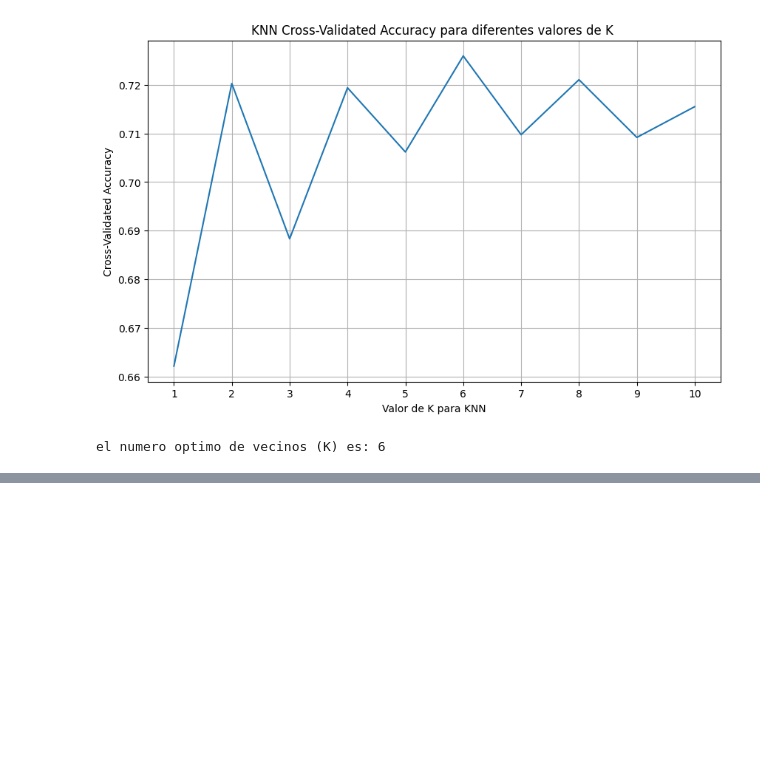
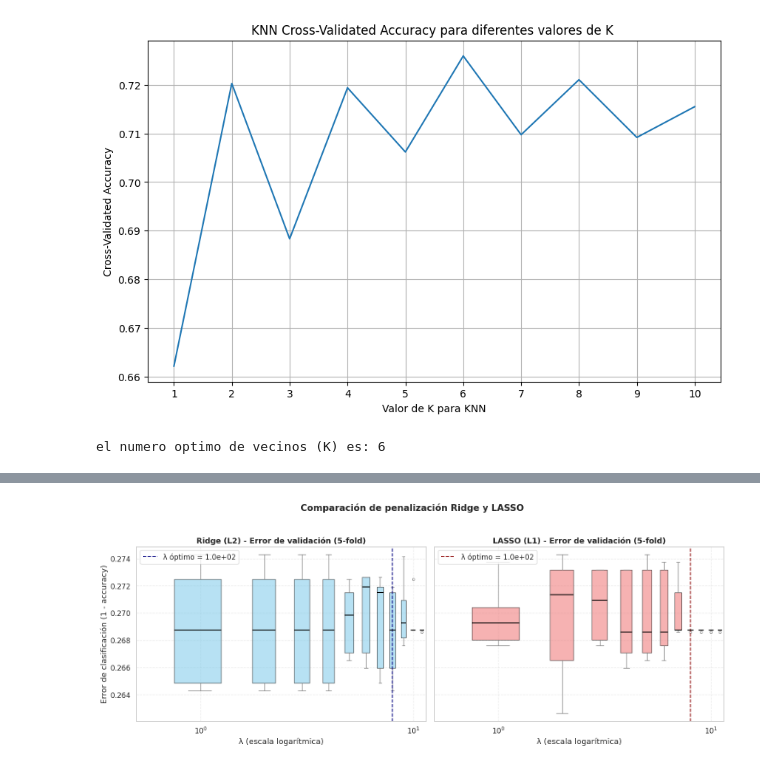
Before and after one commit to davidjjj14082000-png/BigDataUBA-Grupo-1, a Jupyter notebook: TP4/BigData_TP4_Grupo1.ipynb, the cells around one changed output, grey strips where cells are left out. Cells and saved outputs as stored; diff of their text form; code cells hidden in the pictures; blank space fills up the shorter version.

```diff
--- a/TP4/BigData_TP4_Grupo1.ipynb
+++ b/TP4/BigData_TP4_Grupo1.ipynb
@@ -283,0 +393,69 @@ el numero optimo de vecinos (K) es: 6
+# %%
+    #Obtener errores de validación y graficar boxplots
+# ----- RIDGE -----
+ridge_scores = list(ridge_cv.scores_.values())[0]   # matriz (n_samples, n_C)
+ridge_errors = 1 - ridge_scores                     # error = 1 - accuracy
+ridge_error_df = pd.DataFrame(ridge_errors, columns=lambdas)
+
+# ----- LASSO -----
+lasso_scores = list(lasso_cv.scores_.values())[0]
+lasso_errors = 1 - lasso_scores
+lasso_error_df = pd.DataFrame(lasso_errors, columns=lambdas)
+# %%
+#Estilo general
+sns.set(style="whitegrid", palette="Set2", font_scale=1.1)
+
+fig, axes = plt.subplots(1, 2, figsize=(15, 6), sharey=True)
+
+# Paleta de colores
+colors = sns.color_palette("coolwarm", len(lambdas))
+
+# Panel A: Ridge
+box1 = axes[0].boxplot(
+    ridge_error_df,
+    patch_artist=True,
+    labels=[f"{l:.0e}" for l in lambdas],
+    medianprops=dict(color='black', linewidth=1.5),
+    boxprops=dict(facecolor='skyblue', alpha=0.6),
+    whiskerprops=dict(color='gray'),
+    capprops=dict(color='gray'),
+    flierprops=dict(marker='o', markersize=4, color='red', alpha=0.4)
+)
+
+axes[0].set_title("Ridge (L2) - Error de validación (5-fold)", fontsize=13, fontweight='bold')
+axes[0].set_xlabel("λ (escala logarítmica)")
+axes[0].set_ylabel("Error de clasificación (1 - accuracy)")
+axes[0].set_xscale('log')
+axes[0].grid(True, linestyle='--', alpha=0.4)
+
+# Línea vertical del λ óptimo
+axes[0].axvline(x=np.where(lambdas == 1 / ridge_cv.C_[0])[0][0] + 1,
+                color='navy', linestyle='--', linewidth=1.5, label=f"λ óptimo = {1 / ridge_cv.C_[0]:.1e}")
+axes[0].legend(loc='upper left')
+
+# Panel B: LASSO
+box2 = axes[1].boxplot(
+    lasso_error_df,
+    patch_artist=True,
+    labels=[f"{l:.0e}" for l in lambdas],
+    medianprops=dict(color='black', linewidth=1.5),
+    boxprops=dict(facecolor='lightcoral', alpha=0.6),
+    whiskerprops=dict(color='gray'),
+    capprops=dict(color='gray'),
+    flierprops=dict(marker='o', markersize=4, color='blue', alpha=0.4)
+)
+
+axes[1].set_title("LASSO (L1) - Error de validación (5-fold)", fontsize=13, fontweight='bold')
+axes[1].set_xlabel("λ (escala logarítmica)")
+axes[1].set_xscale('log')
+axes[1].grid(True, linestyle='--', alpha=0.4)
+
+axes[1].axvline(x=np.where(lambdas == 1 / lasso_cv.C_[0])[0][0] + 1,
+                color='darkred', linestyle='--', linewidth=1.5, label=f"λ óptimo = {1 / lasso_cv.C_[0]:.1e}")
+axes[1].legend(loc='upper left')
+
+plt.suptitle("Comparación de penalización Ridge y LASSO", fontsize=15, fontweight='bold')
+plt.tight_layout(rect=[0, 0, 1, 0.95])
+plt.show()
+# %% [output]
+[figure, added]
```
Also changed, not shown: parts of 12 cells of this notebook.
